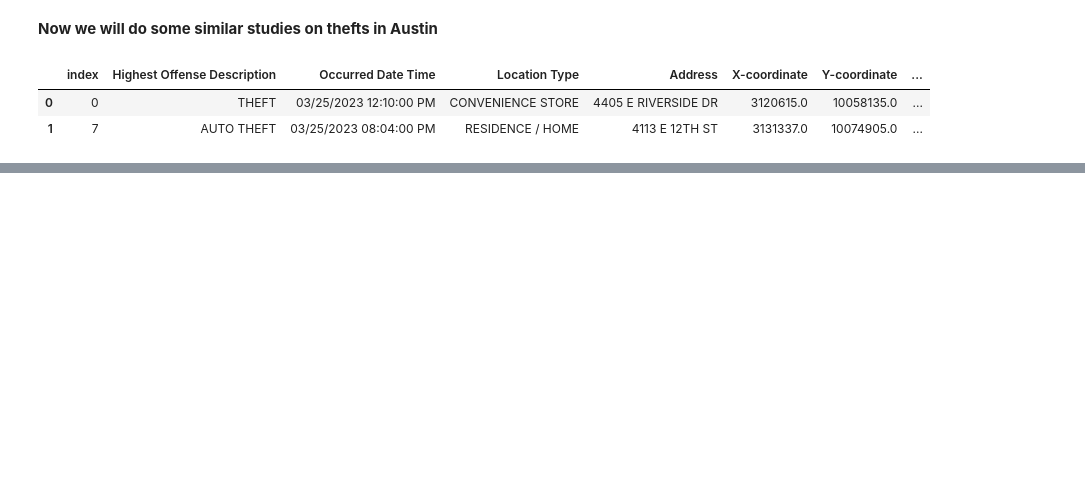
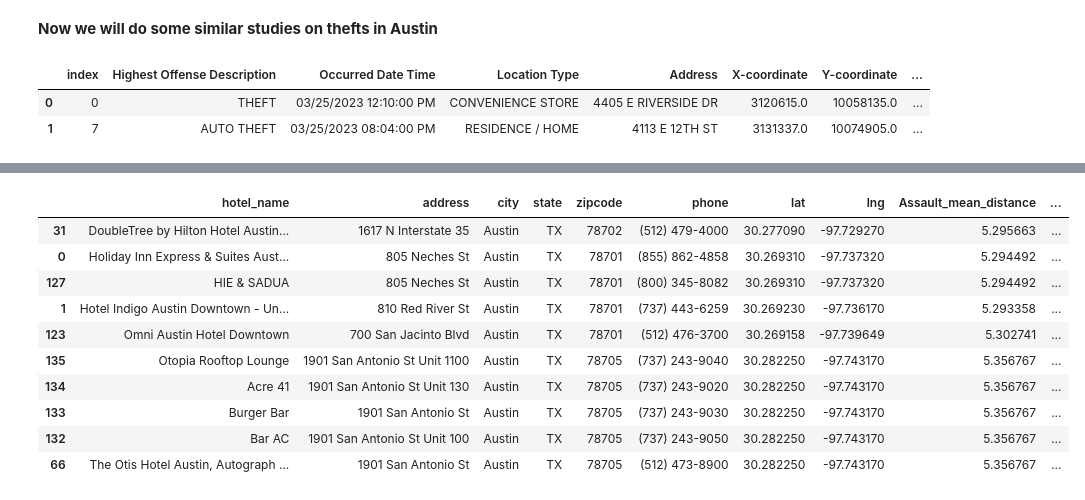
Before and after one commit to LACLanthony/crimes_hotel, a Jupyter notebook: hotels_crimes_maps.ipynb, the cells around one changed output, grey strips where cells are left out. Cells and saved outputs as stored; diff of their text form; code cells hidden in the pictures; blank space fills up the shorter version.

```diff
--- a/hotels_crimes_maps.ipynb
+++ b/hotels_crimes_maps.ipynb
@@ -238,0 +277,14 @@ thefts.head(2)
+# %%
+hotels.sort_values('Thefts_mean_distance', ascending=True).head(10)
+# %% [output]
+|  | hotel_name | address | city | state | zipcode | phone | lat | lng | Assault_mean_distance | ... |
+| 31 | DoubleTree by Hilton Hotel Austin... | 1617 N Interstate 35 | Austin | TX | 78702 | (512) 479-4000 | 30.277090 | -97.729270 | 5.295663 | ... |
+| 0 | Holiday Inn Express & Suites Aust... | 805 Neches St | Austin | TX | 78701 | (855) 862-4858 | 30.269310 | -97.737320 | 5.294492 | ... |
+| 127 | HIE & SADUA | 805 Neches St | Austin | TX | 78701 | (800) 345-8082 | 30.269310 | -97.737320 | 5.294492 | ... |
+| 1 | Hotel Indigo Austin Downtown - Un... | 810 Red River St | Austin | TX | 78701 | (737) 443-6259 | 30.269230 | -97.736170 | 5.293358 | ... |
+| 123 | Omni Austin Hotel Downtown | 700 San Jacinto Blvd | Austin | TX | 78701 | (512) 476-3700 | 30.269158 | -97.739649 | 5.302741 | ... |
+| 135 | Otopia Rooftop Lounge | 1901 San Antonio St Unit 1100 | Austin | TX | 78705 | (737) 243-9040 | 30.282250 | -97.743170 | 5.356767 | ... |
+| 134 | Acre 41 | 1901 San Antonio St Unit 130 | Austin | TX | 78705 | (737) 243-9020 | 30.282250 | -97.743170 | 5.356767 | ... |
+| 133 | Burger Bar | 1901 San Antonio St | Austin | TX | 78705 | (737) 243-9030 | 30.282250 | -97.743170 | 5.356767 | ... |
+| 132 | Bar AC | 1901 San Antonio St Unit 100 | Austin | TX | 78705 | (737) 243-9050 | 30.282250 | -97.743170 | 5.356767 | ... |
+| 66 | The Otis Hotel Austin, Autograph ... | 1901 San Antonio St | Austin | TX | 78705 | (512) 473-8900 | 30.282250 | -97.743170 | 5.356767 | ... |
```
Also changed, not shown: parts of 15 cells of this notebook.
